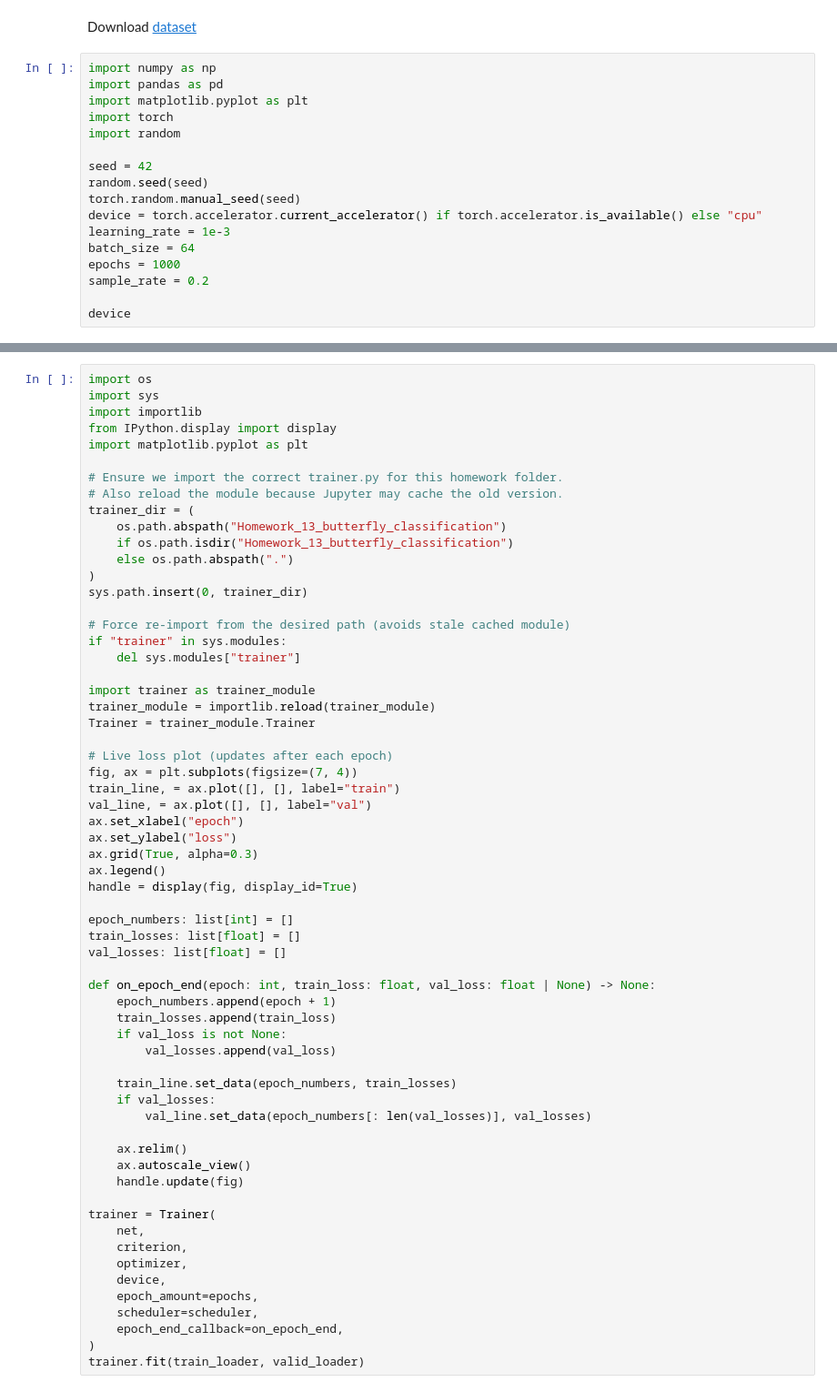
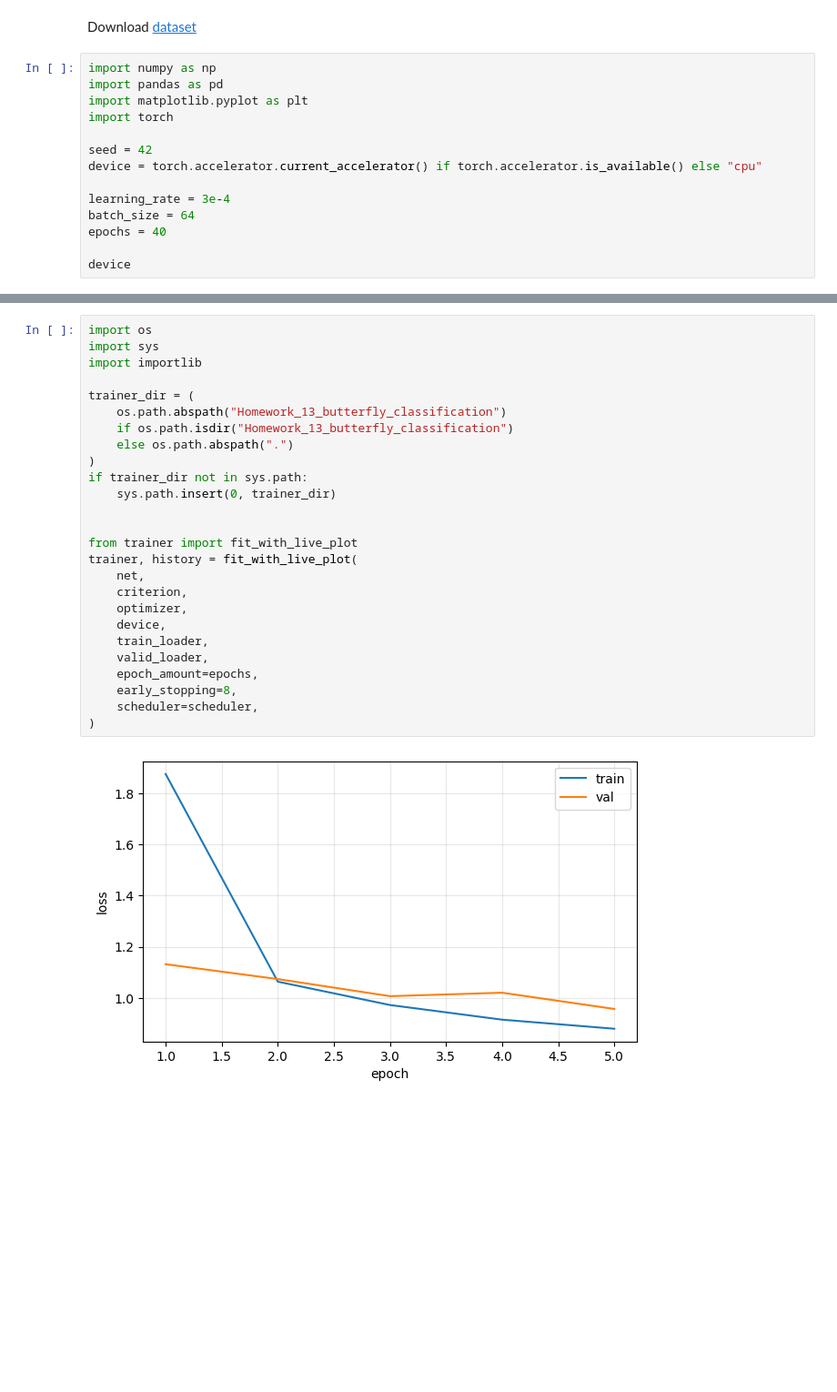
Before and after one commit to AndreDon0/25AIMEPhI, a Jupyter notebook: Homework_13_butterfly_classification/main.ipynb, the cells around one changed output, grey strips where cells are left out. Shown at 91% size. Saved outputs shown, nothing was run; the diff lists cells and outputs as text; blank space fills up the shorter version.

Commit message:
Homework 13 v1.3

```diff
--- a/Homework_13_butterfly_classification/main.ipynb
+++ b/Homework_13_butterfly_classification/main.ipynb
@@ -5,15 +5,12 @@ import numpy as np
 import pandas as pd
 import matplotlib.pyplot as plt
 import torch
-import random
 
 seed = 42
-random.seed(seed)
-torch.random.manual_seed(seed)
 device = torch.accelerator.current_accelerator() if torch.accelerator.is_available() else "cpu"
-learning_rate = 1e-3
+
+learning_rate = 3e-4
 batch_size = 64
-epochs = 1000
-sample_rate = 0.2
+epochs = 40
 
 device
@@ -135,62 +67,28 @@ scheduler = lambda opt: optim.lr_scheduler.ReduceLROnPlateau(opt, "min", patienc
 # %%
 import os
 import sys
 import importlib
-from IPython.display import display
-import matplotlib.pyplot as plt
 
-# Ensure we import the correct trainer.py for this homework folder.
-# Also reload the module because Jupyter may cache the old version.
 trainer_dir = (
     os.path.abspath("Homework_13_butterfly_classification")
     if os.path.isdir("Homework_13_butterfly_classification")
     else os.path.abspath(".")
 )
-sys.path.insert(0, trainer_dir)
+if trainer_dir not in sys.path:
+    sys.path.insert(0, trainer_dir)
 
-# Force re-import from the desired path (avoids stale cached module)
-if "trainer" in sys.modules:
-    del sys.modules["trainer"]
 
-import trainer as trainer_module
-trainer_module = importlib.reload(trainer_module)
-Trainer = trainer_module.Trainer
-
-# Live loss plot (updates after each epoch)
-fig, ax = plt.subplots(figsize=(7, 4))
-train_line, = ax.plot([], [], label="train")
-val_line, = ax.plot([], [], label="val")
-ax.set_xlabel("epoch")
-ax.set_ylabel("loss")
-ax.grid(True, alpha=0.3)
-ax.legend()
-handle = display(fig, display_id=True)
-
-epoch_numbers: list[int] = []
-train_losses: list[float] = []
-val_losses: list[float] = []
-
-def on_epoch_end(epoch: int, train_loss: float, val_loss: float | None) -> None:
-    epoch_numbers.append(epoch + 1)
-    train_losses.append(train_loss)
-    if val_loss is not None:
-        val_losses.append(val_loss)
-
-    train_line.set_data(epoch_numbers, train_losses)
-    if val_losses:
-        val_line.set_data(epoch_numbers[: len(val_losses)], val_losses)
-
-    ax.relim()
-    ax.autoscale_view()
-    handle.update(fig)
-
-trainer = Trainer(
+from trainer import fit_with_live_plot
+trainer, history = fit_with_live_plot(
     net,
     criterion,
     optimizer,
     device,
+    train_loader,
+    valid_loader,
     epoch_amount=epochs,
+    early_stopping=8,
     scheduler=scheduler,
-    epoch_end_callback=on_epoch_end,
 )
-trainer.fit(train_loader, valid_loader)
+# %% [output]
+[figure, added]
```
Also changed, not shown: parts of 7 cells of this notebook, 3 other files.
